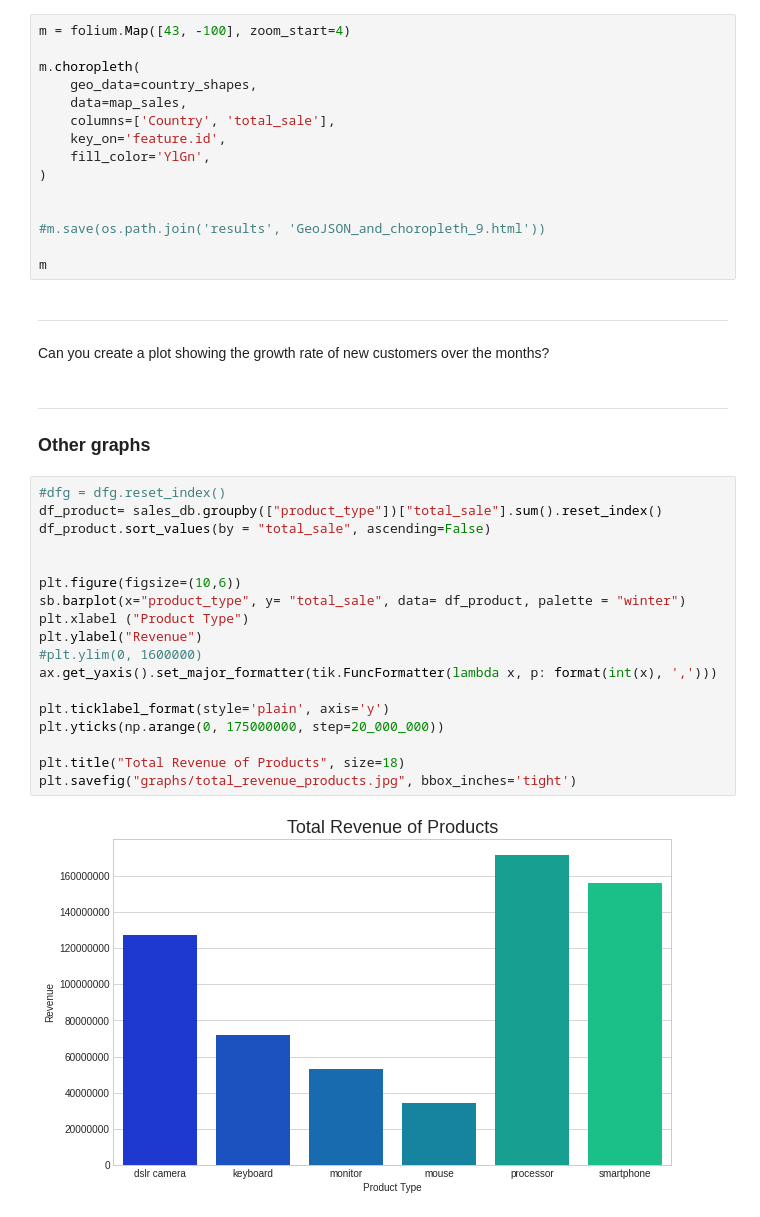
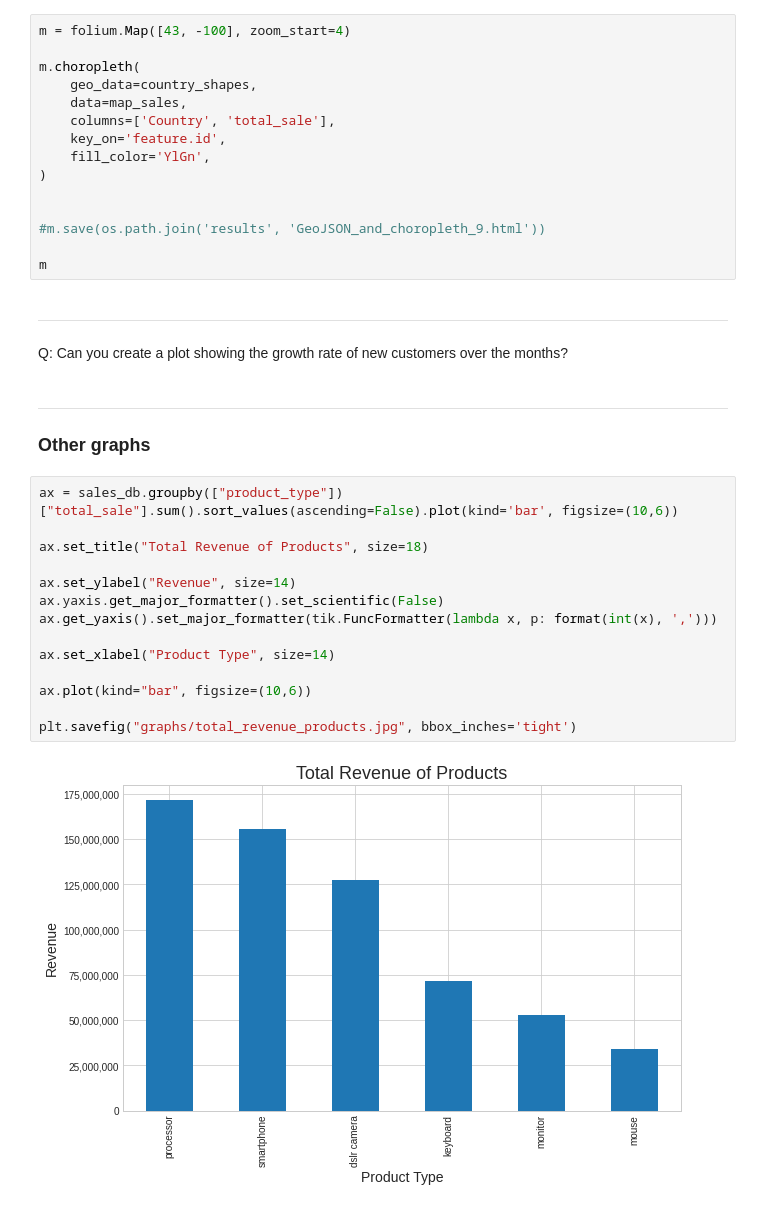
Before and after one commit to jmb-oddbook/ecom_project, a Jupyter notebook: ecom_viz.ipynb, the cells around one changed output. Saved outputs shown, nothing was run; the diff lists cells and outputs as text.

Commit message:
Update to visualisations
Updated the visualisations notebook and readme.

```diff
--- a/ecom_viz.ipynb
+++ b/ecom_viz.ipynb
@@ -486,28 +502,24 @@ m
 # %% [markdown]
 <hr>
 
-Can you create a plot showing the growth rate of new customers over the months?
+Q: Can you create a plot showing the growth rate of new customers over the months?
 # %% [markdown]
 <hr>
 
 ### Other graphs
-# %%
-#dfg = dfg.reset_index()
-df_product= sales_db.groupby(["product_type"])["total_sale"].sum().reset_index()
-df_product.sort_values(by = "total_sale", ascending=False)
-
-
-plt.figure(figsize=(10,6))
-sb.barplot(x="product_type", y= "total_sale", data= df_product, palette = "winter")
-plt.xlabel ("Product Type")
-plt.ylabel("Revenue")
-#plt.ylim(0, 1600000)
-ax.get_yaxis().set_major_formatter(tik.FuncFormatter(lambda x, p: format(int(x), ',')))
-
-plt.ticklabel_format(style='plain', axis='y')
-plt.yticks(np.arange(0, 175000000, step=20_000_000))
-
-plt.title("Total Revenue of Products", size=18)
-plt.savefig("graphs/total_revenue_products.jpg", bbox_inches='tight')
-# %% [output]
-[figure, removed]
+# %%
+ax = sales_db.groupby(["product_type"])["total_sale"].sum().sort_values(ascending=False).plot(kind='bar', figsize=(10,6))
+
+ax.set_title("Total Revenue of Products", size=18)
+
+ax.set_ylabel("Revenue", size=14)
+ax.yaxis.get_major_formatter().set_scientific(False)
+ax.get_yaxis().set_major_formatter(tik.FuncFormatter(lambda x, p: format(int(x), ',')))
+
+ax.set_xlabel("Product Type", size=14)
+
+ax.plot(kind="bar", figsize=(10,6))
+
+plt.savefig("graphs/total_revenue_products.jpg", bbox_inches='tight')
+# %% [output]
+[figure, added]
```
Also changed, not shown: parts of 9 cells of this notebook, 5 other files.
